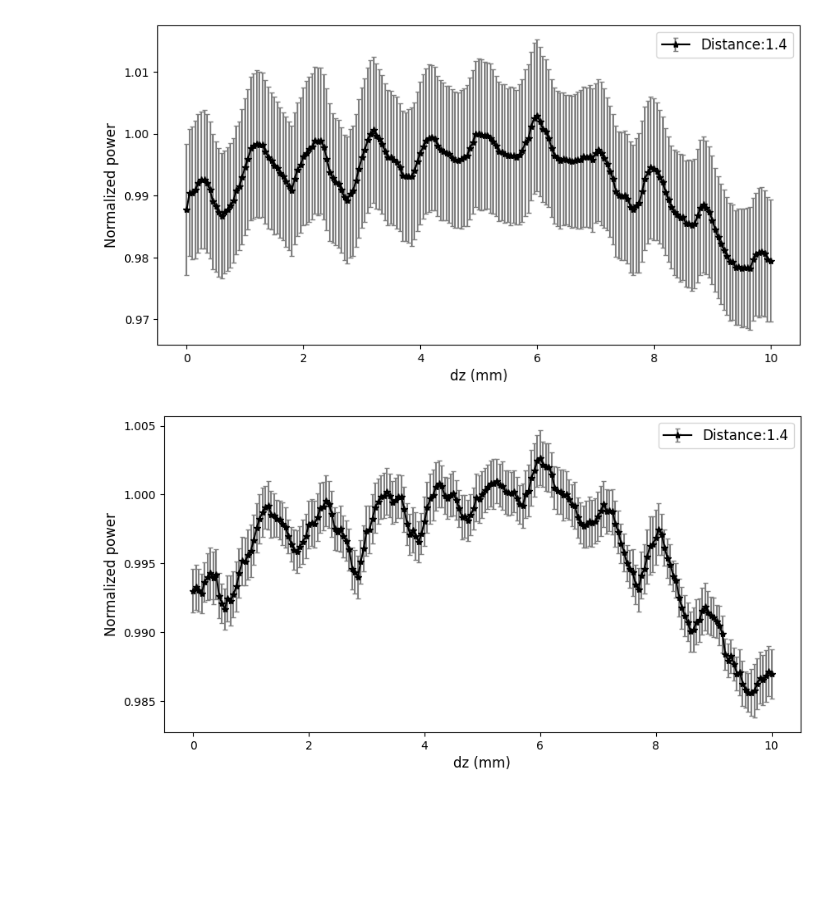
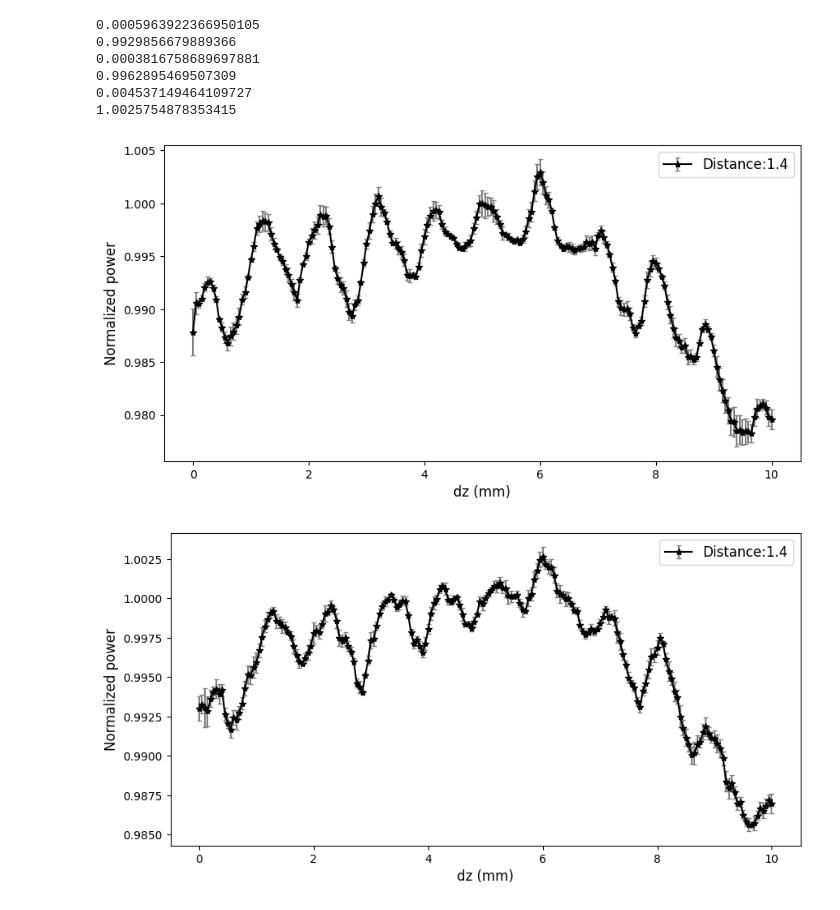
Before and after one commit to XiaodongRencologne/Fore-optics_Test, a Jupyter notebook: Measurement_March.ipynb, the cells around one changed output. Saved outputs shown, nothing was run; the diff lists cells and outputs as text; code cells hidden in the pictures; blank space fills up the shorter version.

```diff
--- a/Measurement_March.ipynb
+++ b/Measurement_March.ipynb
@@ -15,9 +13,16 @@ def get_mean_err(samples):
 # %%
 class champ_optics():
     @staticmethod
+    def get_mean_err(samples):
+        samples=samples/samples.mean(axis=0)
+        mean = samples.mean(axis=-1)
+        std = np.std(samples, axis=-1)
+        sample_N = samples.shape[1]
+        err =std/np.sqrt(sample_N-1)
+        return mean, err
+    @staticmethod
     def fn_para(x,a,b,c):
         return a*(x-b)**2+c
-
     @staticmethod
     def load_data(folder):
         sample=[]
@@ -30,7 +35,7 @@ class champ_optics():
     def __init__(self,folder,dz=0.1,distance=1.4):
         self.distance=distance
         self.sample=self.load_data(folder)
-        self.mean,self.err=get_mean_err(self.sample)
+        self.mean,self.err=self.get_mean_err(self.sample)
         self.err*=1/self.mean[int(self.mean.size/2)]
         self.mean*=1/self.mean[int(self.mean.size/2)]
         self.sample_x=np.linspace(0,self.sample.shape[0]-1,self.sample.shape[0])*dz
@@ -44,11 +49,17 @@ class champ_optics():
         plt.legend(fontsize=12)
 # %%
 Meas1_0=champ_optics(folder+'1_4m/',dz=0.05,distance=1.4)
-Meas1_0.plot_meas()
+Meas1_0.plot_meas(); print(Meas1_0.err.mean());print(Meas1_0.mean.mean())
 Meas1=champ_optics(folder+'1_4m_absorb/',dz=0.05,distance=1.4)
-Meas1.plot_meas()
+Meas1.plot_meas(); print(Meas1.err.mean());print(Meas1.mean.mean())
 Meas2=champ_optics(folder+'2_5m/',dz=0.05,distance=2.5)
-Meas2.plot_meas()
+Meas2.plot_meas(); print(Meas2.err.mean());print(Meas2.mean.mean())
 # %% [output]
+0.0005963922366950105
+0.9929856679889366
+0.0003816758689697881
+0.9962895469507309
+0.004537149464109727
+1.0025754878353415
-[figure, old version]
+[figure, new version]
-[figure, old version]
+[figure, new version]
```
Also changed, not shown: parts of 4 cells of this notebook, 3 other files.
